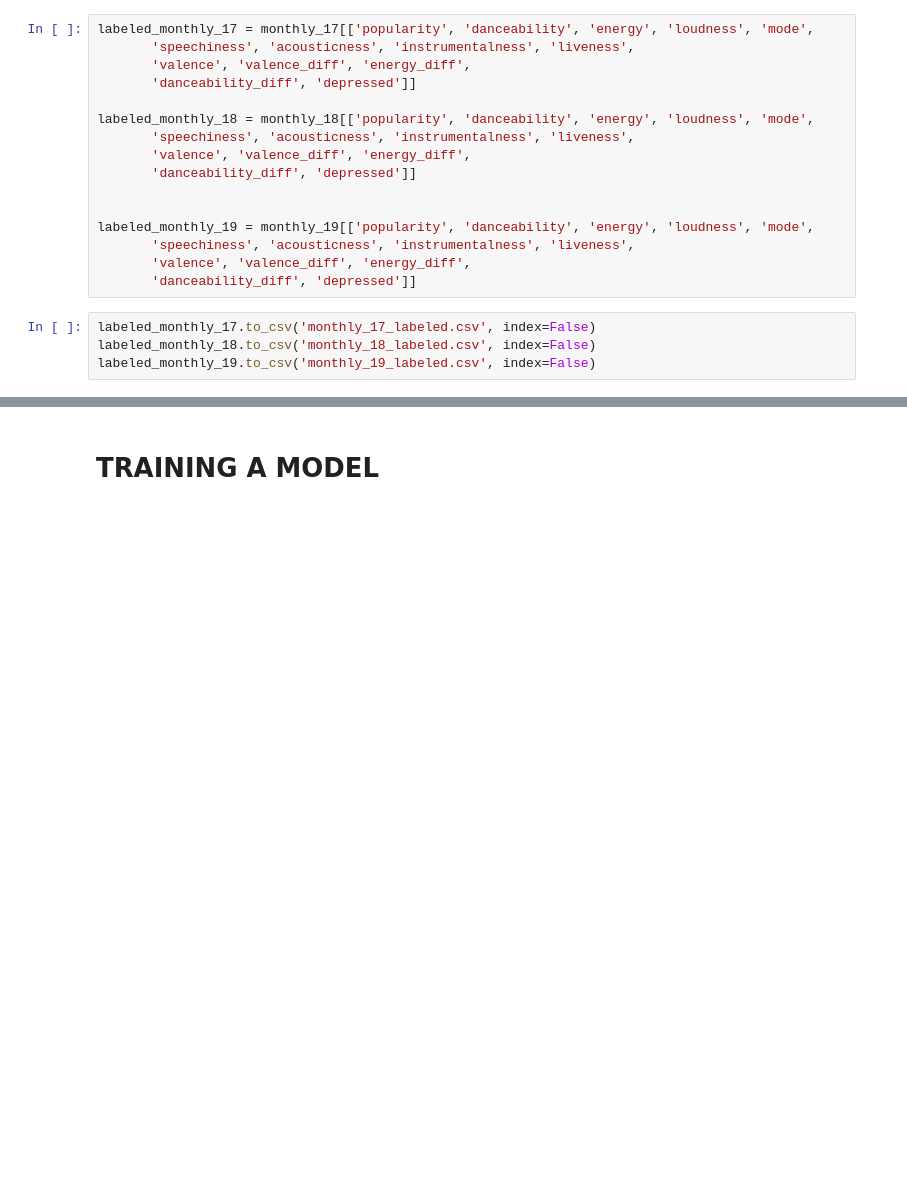
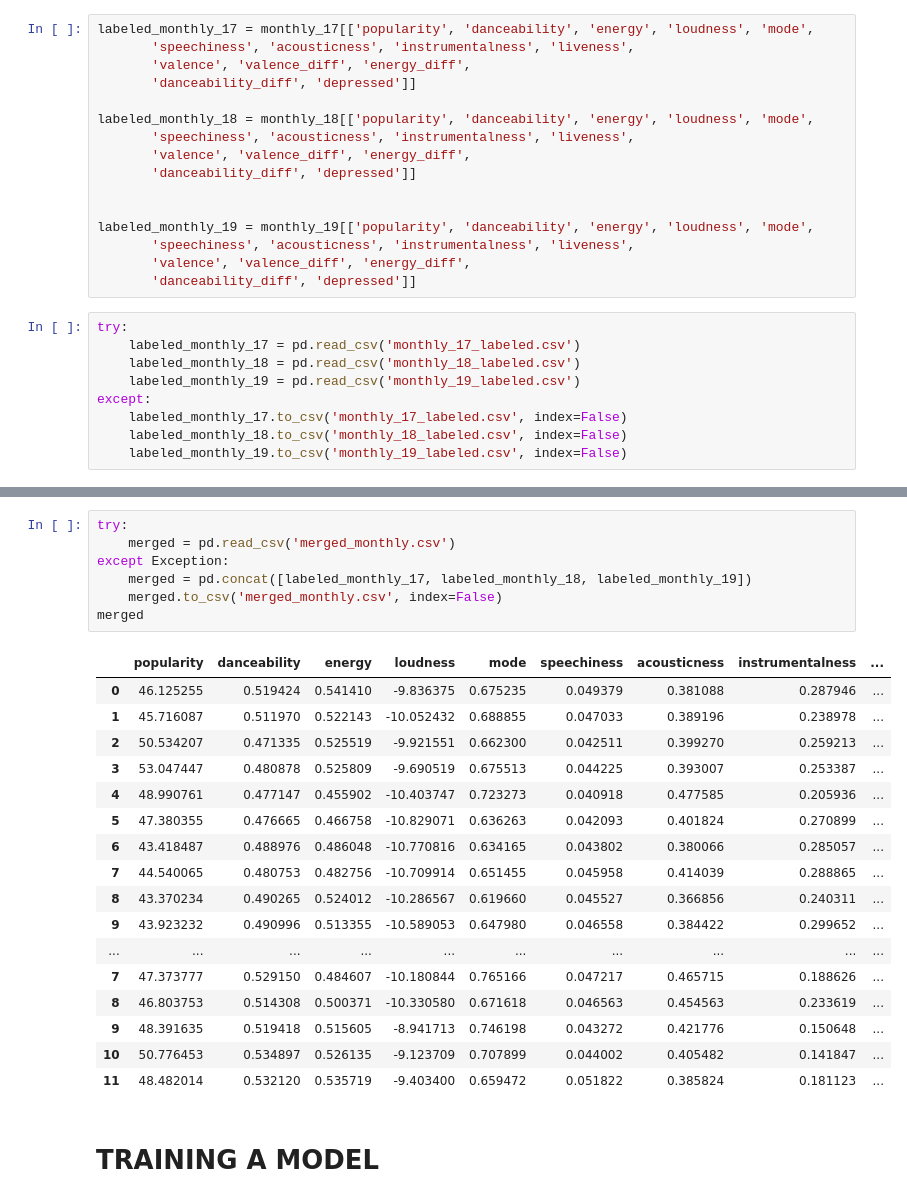
Before and after one commit to SidSaxena/music-analysis, a Jupyter notebook: Other/predicting.ipynb, the cells around one changed output, grey strips where cells are left out. Saved outputs shown, nothing was run; the diff lists cells and outputs as text; blank space fills up the shorter version.

```diff
--- a/Other/predicting.ipynb
+++ b/Other/predicting.ipynb
@@ -139,6 +139,11 @@ labeled_monthly_19 = monthly_19[['popularity', 'danceability', 'energy', 'loudne
        'valence', 'valence_diff', 'energy_diff',
        'danceability_diff', 'depressed']]
 # %%
-labeled_monthly_17.to_csv('monthly_17_labeled.csv', index=False)
-labeled_monthly_18.to_csv('monthly_18_labeled.csv', index=False)
-labeled_monthly_19.to_csv('monthly_19_labeled.csv', index=False)
+try:
+    labeled_monthly_17 = pd.read_csv('monthly_17_labeled.csv')
+    labeled_monthly_18 = pd.read_csv('monthly_18_labeled.csv')
+    labeled_monthly_19 = pd.read_csv('monthly_19_labeled.csv')
+except:
+    labeled_monthly_17.to_csv('monthly_17_labeled.csv', index=False)
+    labeled_monthly_18.to_csv('monthly_18_labeled.csv', index=False)
+    labeled_monthly_19.to_csv('monthly_19_labeled.csv', index=False)
@@ -184,3 +150,28 @@ merged
+# %%
+try:
+    merged = pd.read_csv('merged_monthly.csv')
+except Exception:
+    merged = pd.concat([labeled_monthly_17, labeled_monthly_18, labeled_monthly_19])
+    merged.to_csv('merged_monthly.csv', index=False)
+merged
+# %% [output]
+|  | popularity | danceability | energy | loudness | mode | speechiness | acousticness | instrumentalness | ... |
+| 0 | 46.125255 | 0.519424 | 0.541410 | -9.836375 | 0.675235 | 0.049379 | 0.381088 | 0.287946 | ... |
+| 1 | 45.716087 | 0.511970 | 0.522143 | -10.052432 | 0.688855 | 0.047033 | 0.389196 | 0.238978 | ... |
+| 2 | 50.534207 | 0.471335 | 0.525519 | -9.921551 | 0.662300 | 0.042511 | 0.399270 | 0.259213 | ... |
+| 3 | 53.047447 | 0.480878 | 0.525809 | -9.690519 | 0.675513 | 0.044225 | 0.393007 | 0.253387 | ... |
+| 4 | 48.990761 | 0.477147 | 0.455902 | -10.403747 | 0.723273 | 0.040918 | 0.477585 | 0.205936 | ... |
+| 5 | 47.380355 | 0.476665 | 0.466758 | -10.829071 | 0.636263 | 0.042093 | 0.401824 | 0.270899 | ... |
+| 6 | 43.418487 | 0.488976 | 0.486048 | -10.770816 | 0.634165 | 0.043802 | 0.380066 | 0.285057 | ... |
+| 7 | 44.540065 | 0.480753 | 0.482756 | -10.709914 | 0.651455 | 0.045958 | 0.414039 | 0.288865 | ... |
+| 8 | 43.370234 | 0.490265 | 0.524012 | -10.286567 | 0.619660 | 0.045527 | 0.366856 | 0.240311 | ... |
+| 9 | 43.923232 | 0.490996 | 0.513355 | -10.589053 | 0.647980 | 0.046558 | 0.384422 | 0.299652 | ... |
+| ... | ... | ... | ... | ... | ... | ... | ... | ... | ... |
+| 7 | 47.373777 | 0.529150 | 0.484607 | -10.180844 | 0.765166 | 0.047217 | 0.465715 | 0.188626 | ... |
+| 8 | 46.803753 | 0.514308 | 0.500371 | -10.330580 | 0.671618 | 0.046563 | 0.454563 | 0.233619 | ... |
+| 9 | 48.391635 | 0.519418 | 0.515605 | -8.941713 | 0.746198 | 0.043272 | 0.421776 | 0.150648 | ... |
+| 10 | 50.776453 | 0.534897 | 0.526135 | -9.123709 | 0.707899 | 0.044002 | 0.405482 | 0.141847 | ... |
+| 11 | 48.482014 | 0.532120 | 0.535719 | -9.403400 | 0.659472 | 0.051822 | 0.385824 | 0.181123 | ... |
 # %% [markdown]
 <h1>TRAINING A MODEL</h1>
 # %%
```
Also changed, not shown: parts of 5 cells of this notebook.
